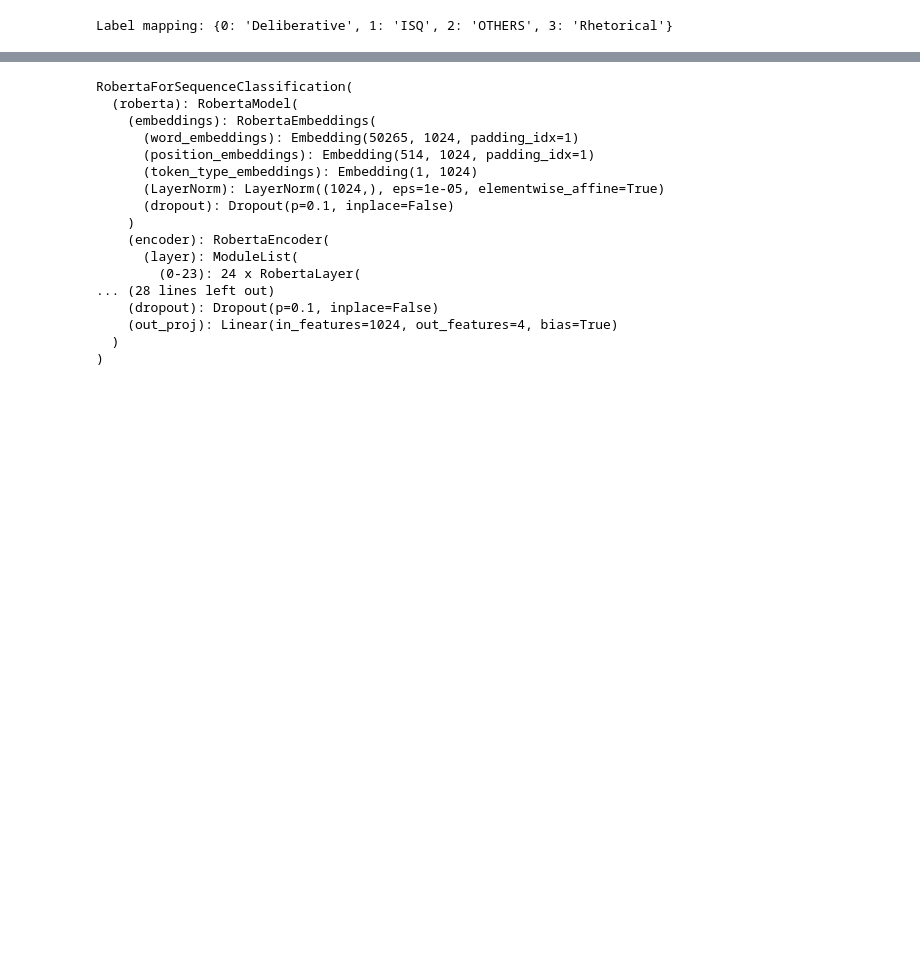
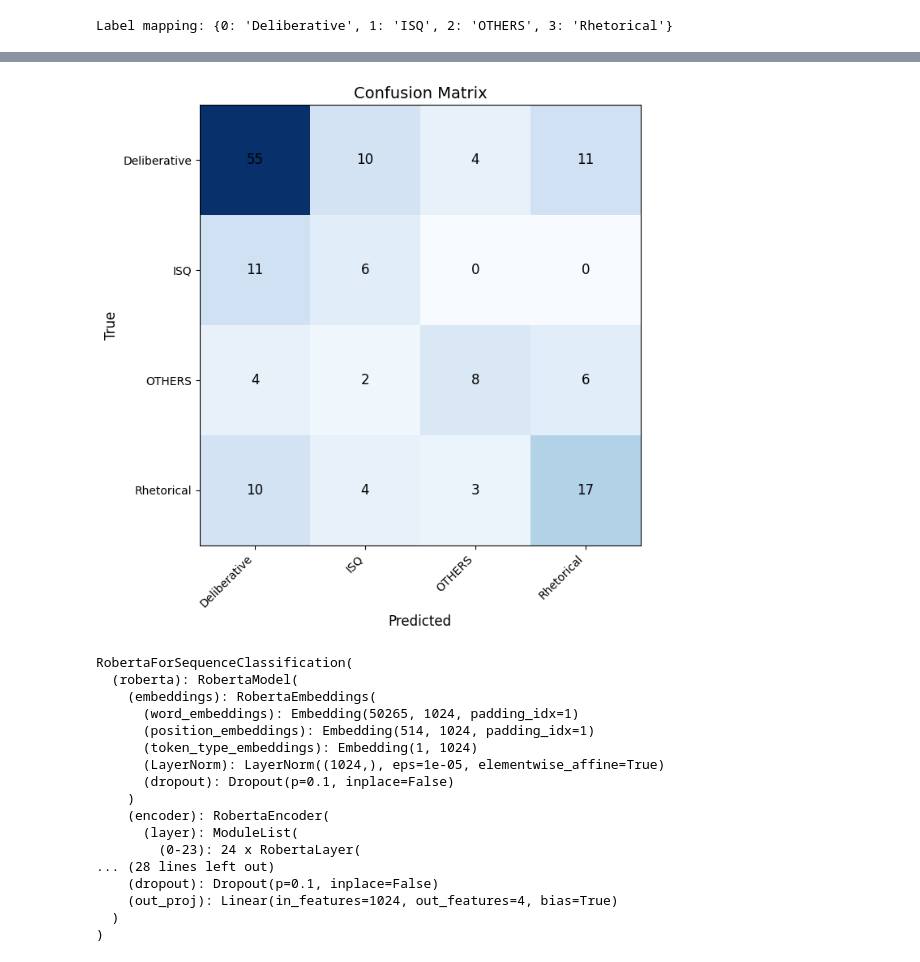
Before and after one commit to Nikolayy1/podcast_othering, a Jupyter notebook: feature_extraction.ipynb, the cells around one changed output, grey strips where cells are left out. Cells and saved outputs as stored; diff of their text form; code cells hidden in the pictures; blank space fills up the shorter version.

```diff
--- a/feature_extraction.ipynb
+++ b/feature_extraction.ipynb
@@ -777,13 +930,19 @@ def speaker_role(name):
     else:
         return "GUEST"
 # %%
-def build_text(row):
-    role_q = speaker_role(row["question_speaker"])
-    role_after = speaker_role(row["ctx_after1_speaker"])
+# def build_text(row):
+#     role_q = speaker_role(row["question_speaker"])
+#     role_after = speaker_role(row["ctx_after1_speaker"])
 
-    spk_q = f"<SPK_Q:{role_q}>"
-    spk_after = f"<SPK_AFTER:{role_after}>"
+#     spk_q = f"<SPK_Q:{role_q}>"
+#     spk_after = f"<SPK_AFTER:{role_after}>"
 
-    return f"{spk_q} {spk_after} {row['question']}"
+#     return f"{spk_q} {spk_after} {row['question']}"
 
-df_nisq["text"] = df_nisq.apply(build_text, axis=1)
+# df_nisq["text"] = df_nisq.apply(build_text, axis=1)
+
+# Keep only question + label
+df_nisq = df_nisq[["question", "label"]]
+
+# Use ONLY the question, no speakers, no context
+df_nisq["text"] = df_nisq["question"]
@@ -898,3 +1077,49 @@ print(results)
+# %%
+import numpy as np
+import matplotlib.pyplot as plt
+
+# --- Extract confusion matrix ---
+def extract_confusion_matrix(results, num_classes):
+    cm = np.zeros((num_classes, num_classes), dtype=int)
+    for i in range(num_classes):
+        for j in range(num_classes):
+            key = f"eval_cm_{i}_{j}"
+            cm[i, j] = results.get(key, 0)
+    return cm
+
+# --- Plot confusion matrix ---
+def plot_confusion_matrix(cm, class_names):
+    fig, ax = plt.subplots(figsize=(7, 7))
+    im = ax.imshow(cm, cmap="Blues")
+
+    # Add numbers inside cells
+    for i in range(cm.shape[0]):
+        for j in range(cm.shape[1]):
+            ax.text(j, i, cm[i, j],
+                    ha="center", va="center",
+                    color="black", fontsize=12)
+
+    # Labels
+    ax.set_xlabel("Predicted", fontsize=12)
+    ax.set_ylabel("True", fontsize=12)
+    ax.set_xticks(np.arange(len(class_names)))
+    ax.set_yticks(np.arange(len(class_names)))
+    ax.set_xticklabels(class_names, rotation=45, ha="right")
+    ax.set_yticklabels(class_names)
+
+    plt.title("Confusion Matrix", fontsize=14)
+    plt.tight_layout()
+    plt.show()
+
+
+# --- Use it ---
+num_classes = 4
+class_names = ["Deliberative", "ISQ", "OTHERS", "Rhetorical"]
+
+cm = extract_confusion_matrix(results, num_classes)
+plot_confusion_matrix(cm, class_names)
+# %% [output]
+[figure, added]
 # %%
 import joblib
 MODEL_PATH = "./roberta_question_only"
```
Also changed, not shown: parts of 16 cells of this notebook, 2 other files.
